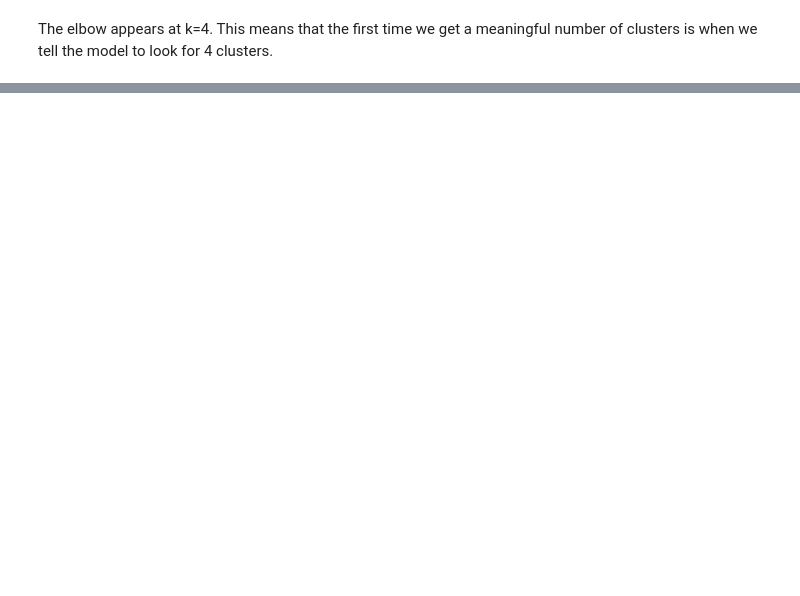
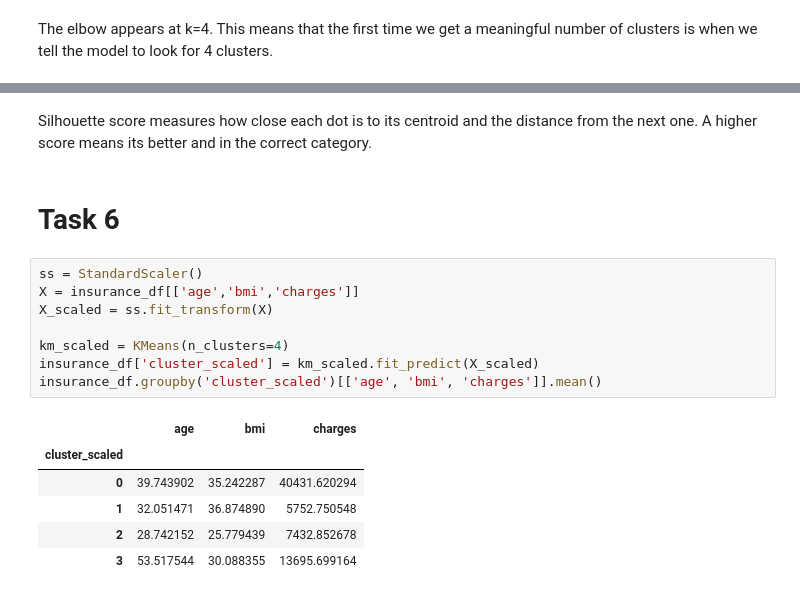
Before and after one commit to jessetjohnson17/clustering-intro, a Jupyter notebook: notebook.ipynb, the cells around one changed output, grey strips where cells are left out. Cells and saved outputs as stored; diff of their text form; blank space fills up the shorter version.

```diff
--- a/notebook.ipynb
+++ b/notebook.ipynb
@@ -97,0 +126,19 @@ The elbow appears at k=4. This means that the first time we get a meaningful num
+# %% [markdown]
+Silhouette score measures how close each dot is to its centroid and the distance from the next one. A higher score means its better and in the correct category.
+# %% [markdown]
+# Task 6
+# %%
+ss = StandardScaler()
+X = insurance_df[['age','bmi','charges']]
+X_scaled = ss.fit_transform(X)
+
+km_scaled = KMeans(n_clusters=4)
+insurance_df['cluster_scaled'] = km_scaled.fit_predict(X_scaled)
+insurance_df.groupby('cluster_scaled')[['age', 'bmi', 'charges']].mean()
+# %% [output]
+|  | age | bmi | charges |
+| cluster_scaled |  |  |  |
+| 0 | 39.743902 | 35.242287 | 40431.620294 |
+| 1 | 32.051471 | 36.874890 | 5752.750548 |
+| 2 | 28.742152 | 25.779439 | 7432.852678 |
+| 3 | 53.517544 | 30.088355 | 13695.699164 |
```
Also changed, not shown: parts of 20 cells of this notebook, 1 other file.
